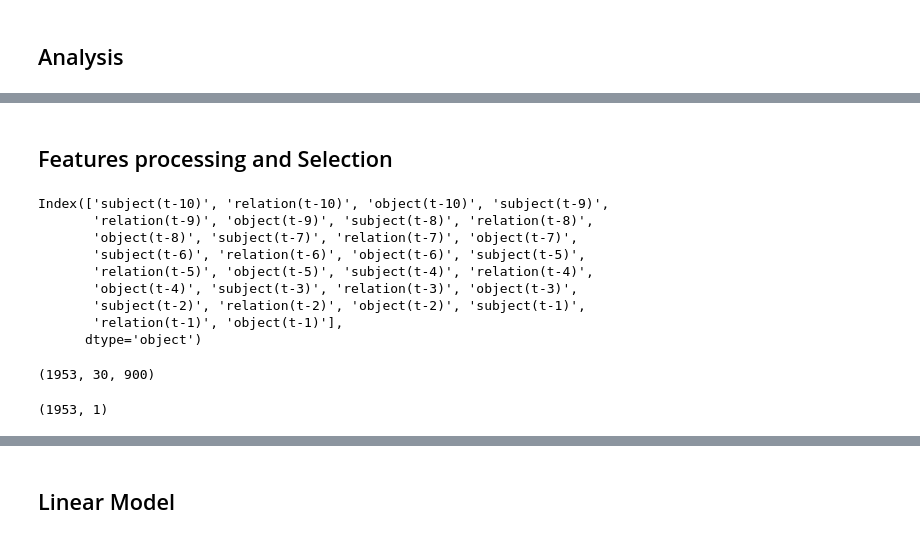
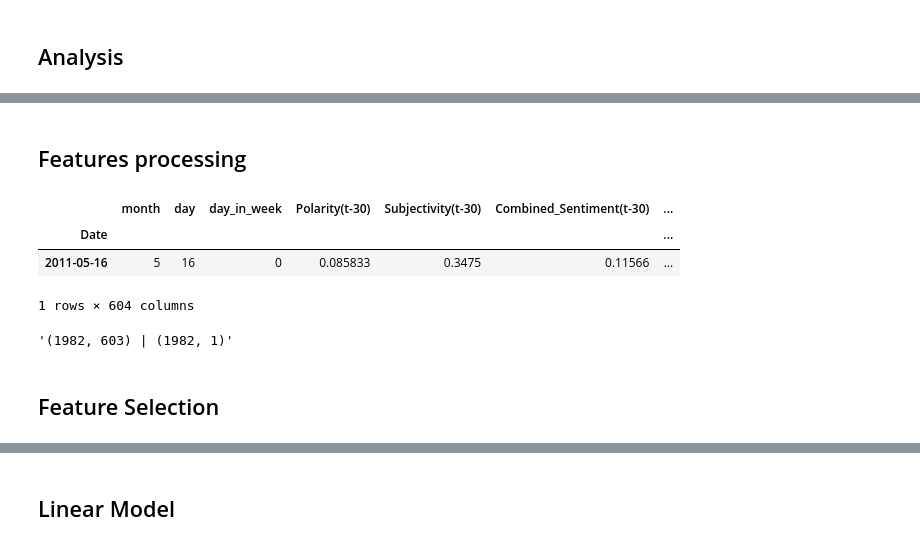
Before and after one commit to ben-edde/LIMA, a Jupyter notebook: model/bench.ipynb, the cells around one changed output, grey strips where cells are left out. Cells and saved outputs as stored; diff of their text form; code cells hidden in the pictures.

Commit message:
feature selection;

```diff
--- a/model/bench.ipynb
+++ b/model/bench.ipynb
@@ -227,3 +227,4 @@ def decay_features(df):
     return df_result
 
 df_res=decay_features(df_sentiment)
+df_sentiment=pd.concat([df_sentiment,df_res],axis=1)
@@ -250 +250,4 @@ df_topic, emb_scaler, lda_model = get_topic_aggregated(df_news)
+# %%
+df_res=decay_features(df_topic)
+df_topic=pd.concat([df_topic,df_res],axis=1)
 # %%
@@ -282,6 +255,6 @@ df_topic["decay_Topic5"]=decay_Topic5
 # %%
-df_Xy = pd.concat([df_dt, df_WTI["CLC1"]], axis=1, join="inner")
-df_Xy.tail(2)
+df_Xy = pd.concat([df_sentiment,df_topic, df_WTI], axis=1, join="inner")
+df_Xy.shape
 # %% [markdown]
 ### Embedding
 # %%
@@ -440,55 +405,43 @@ df_selected[df_selected.columns[:1]].shape
 # %% [markdown]
-## Features processing and Selection
+## Features processing
 # %%
 # preserve original price for inverting prediction
 # df_original_price = df_selected[["CLC1"]].shift(h).dropna()
 # 1st order DIFF
 # df_selected = df_selected.diff().dropna()
 # shift back $past days
-# df_selected = series_to_supervised(df_selected[df_selected.columns[:1]], past, h)
-df_selected = series_to_supervised(df_event_emb, past, h)
+past=30
+df_selected = series_to_supervised(df_Xy[df_Xy.columns], past, h)
+# df_selected = series_to_supervised(df_emb, past, h)
 
 # df_original_price = df_original_price[df_original_price.index.isin(df_selected.index)]
 # remove current day features for forecast
-for each in df_selected.columns[:]:
+for each in df_selected.columns[:-1]:
     if "(t)" in each:
         df_selected.drop(each, axis=1, inplace=True)
-raw_X = df_selected.to_numpy()[:, :]
-# y = df_Xy[df_Xy.index.isin(df_selected.index)].to_numpy()[:, -1].reshape(-1, 1)
-y=df_WTI[df_WTI.index.isin(df_selected.index)]["CLC1"].to_numpy().reshape(-1, 1)
+
+# add time feature without shift
+df_selected=pd.concat([df_dt,df_selected],axis=1).dropna()
-# %%
-df_selected.columns
-# %% [output]
-Index(['subject(t-10)', 'relation(t-10)', 'object(t-10)', 'subject(t-9)',
-       'relation(t-9)', 'object(t-9)', 'subject(t-8)', 'relation(t-8)',
-       'object(t-8)', 'subject(t-7)', 'relation(t-7)', 'object(t-7)',
-       'subject(t-6)', 'relation(t-6)', 'object(t-6)', 'subject(t-5)',
-       'relation(t-5)', 'object(t-5)', 'subject(t-4)', 'relation(t-4)',
-       'object(t-4)', 'subject(t-3)', 'relation(t-3)', 'object(t-3)',
-       'subject(t-2)', 'relation(t-2)', 'object(t-2)', 'subject(t-1)',
-       'relation(t-1)', 'object(t-1)'],
-      dtype='object')
+# %%
+df_selected.head(1)
+# %% [output]
+|  | month | day | day_in_week | Polarity(t-30) | Subjectivity(t-30) | Combined_Sentiment(t-30) | ... |
+| Date |  |  |  |  |  |  | ... |
+| 2011-05-16 | 5 | 16 | 0 | 0.085833 | 0.3475 | 0.11566 | ... |
+1 rows × 604 columns
+# %%
+raw_X = df_selected.to_numpy()[:, :-1]
+y =  df_selected.to_numpy()[:, -1].reshape(-1, 1)
+# y = df_Xy[df_Xy.index.isin(df_selected.index)].to_numpy()[:, -1].reshape(-1, 1)
+# y=df_WTI[df_WTI.index.isin(df_selected.index)]["CLC1"].to_numpy().reshape(-1, 1)
+f"{raw_X.shape} | {y.shape}"
+# %% [output]
+'(1982, 603) | (1982, 1)'
 # %%
 # for embedding
-raw_X=np.array([each.tolist() for each in raw_X])
+# raw_X=np.array([each.tolist() for each in raw_X])
 # raw_X=np.array([each.tolist() for each in raw_X])
 # raw_X.shape
-
-# df_selected.columns[:-1][selector.get_support()]
-# X=emb.reshape(-1,emb.shape[-1])
-# X.shape
-X=raw_X
-X.shape
+# X=raw_X
-# %% [output]
-(1953, 30, 900)
-# %%
-# estimator = Ridge()
-# selector = RFE(estimator, n_features_to_select=10, step=1)
-# selector = selector.fit(raw_X, y.ravel())
-# X = raw_X[:, selector.get_support()]
-# X=raw_X
-# X .shape
-# df_selected
-y.shape
-# %% [output]
-(1953, 1)
+# %% [markdown]
+## Feature Selection
```
Also changed, not shown: parts of 27 cells of this notebook, 2 other files.
